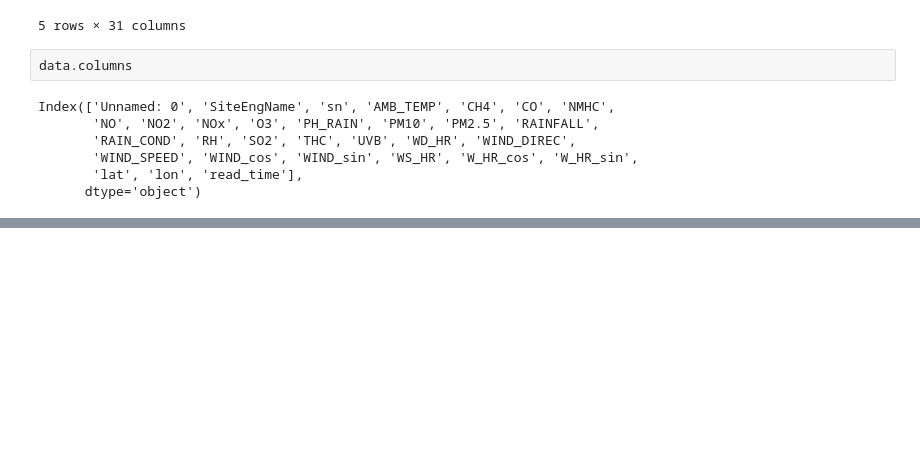
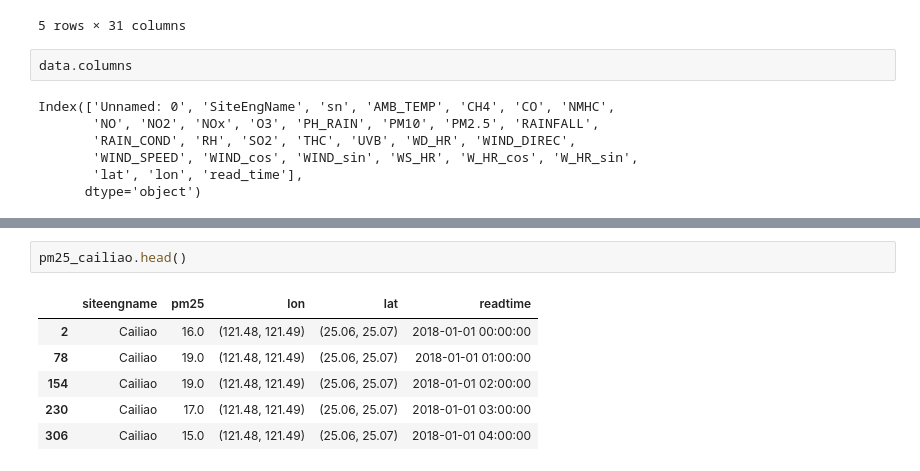
Before and after one commit to amrirasyidi/air_quality_forecasting, a Jupyter notebook: notebooks/1_forecast_testing.ipynb, the cells around one changed output, grey strips where cells are left out. Cells and saved outputs as stored; diff of their text form; blank space fills up the shorter version.

```diff
--- a/notebooks/1_forecast_testing.ipynb
+++ b/notebooks/1_forecast_testing.ipynb
@@ -40,0 +69,9 @@ Index(['Unnamed: 0', 'SiteEngName', 'sn', 'AMB_TEMP', 'CH4', 'CO', 'NMHC',
+# %%
+pm25_cailiao.head()
+# %% [output]
+|  | siteengname | pm25 | lon | lat | readtime |
+| 2 | Cailiao | 16.0 | (121.48, 121.49) | (25.06, 25.07) | 2018-01-01 00:00:00 |
+| 78 | Cailiao | 19.0 | (121.48, 121.49) | (25.06, 25.07) | 2018-01-01 01:00:00 |
+| 154 | Cailiao | 19.0 | (121.48, 121.49) | (25.06, 25.07) | 2018-01-01 02:00:00 |
+| 230 | Cailiao | 17.0 | (121.48, 121.49) | (25.06, 25.07) | 2018-01-01 03:00:00 |
+| 306 | Cailiao | 15.0 | (121.48, 121.49) | (25.06, 25.07) | 2018-01-01 04:00:00 |
```
Also changed, not shown: parts of 4 cells of this notebook.
